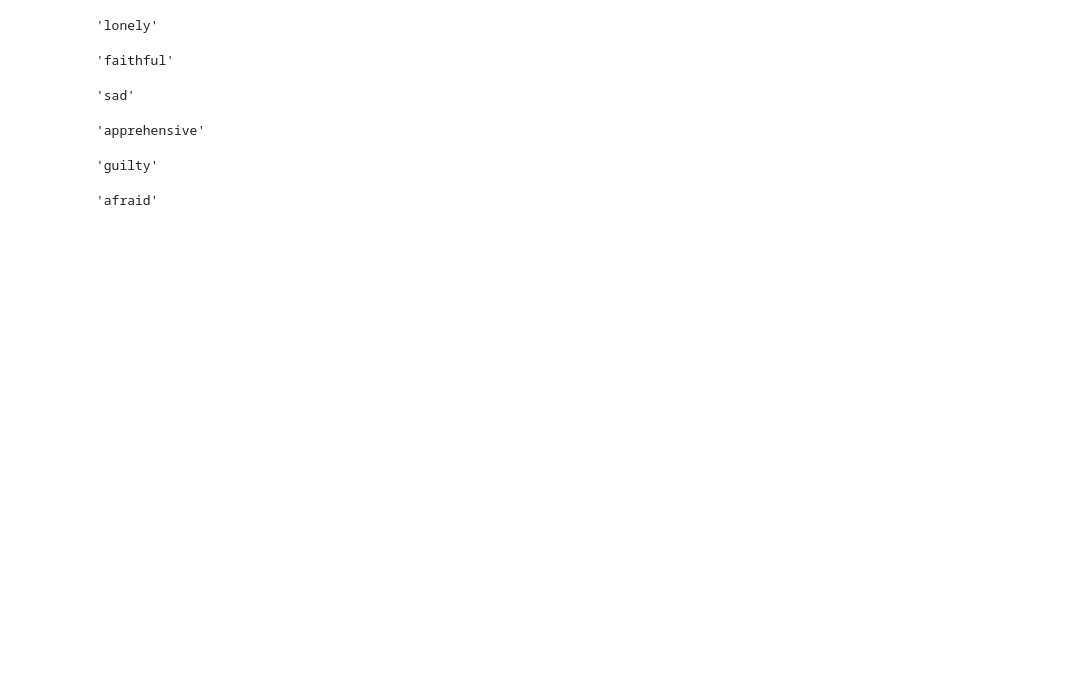
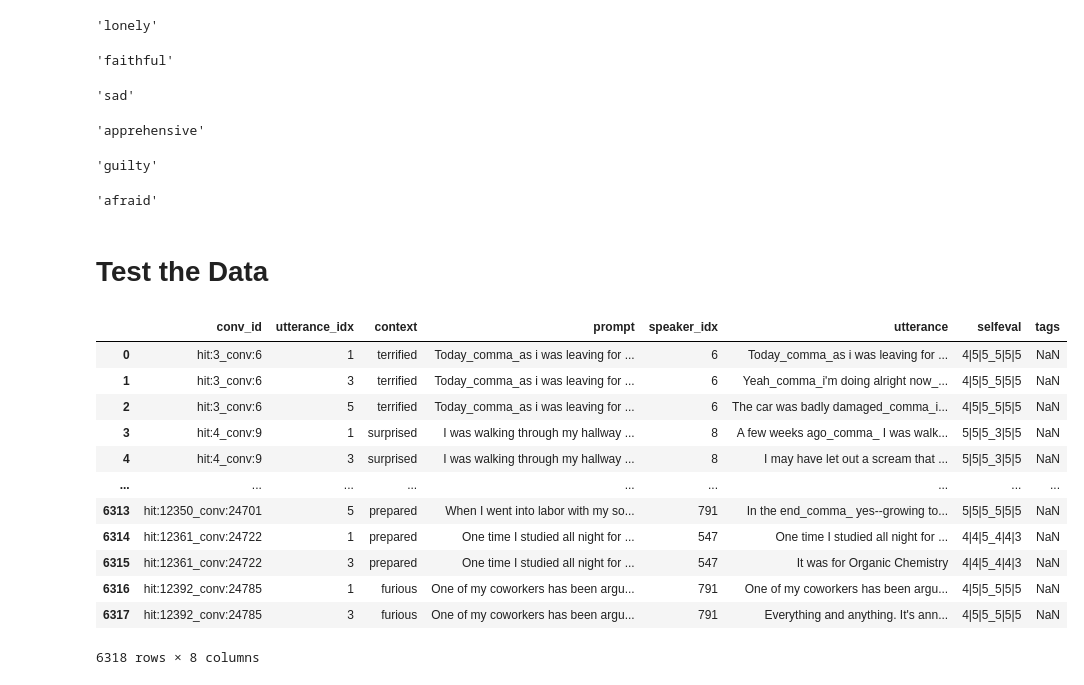
Before and after one commit to SolipsisAI/research, a Jupyter notebook: notebooks/ed-dialogueset.ipynb, the cells around one changed output. Cells and saved outputs as stored; diff of their text form; code cells hidden in the pictures; blank space fills up the shorter version.

```diff
--- a/notebooks/ed-dialogueset.ipynb
+++ b/notebooks/ed-dialogueset.ipynb
@@ -1164,3 +1164,5 @@ with open("test.json", "w+") as f:
 id2label[0]
 # %% [output]
 'afraid'
+# %% [markdown]
+# Test the Data
@@ -1166,0 +1171,18 @@ id2label[0]
+# %%
+test_df = pd.read_csv("../../data/empatheticdialogues/valid.csv", on_bad_lines="skip")
+# %%
+test_df
+# %% [output]
+|  | conv_id | utterance_idx | context | prompt | speaker_idx | utterance | selfeval | tags |
+| 0 | hit:3_conv:6 | 1 | terrified | Today_comma_as i was leaving for ... | 6 | Today_comma_as i was leaving for ... | 4|5|5_5|5|5 | NaN |
+| 1 | hit:3_conv:6 | 3 | terrified | Today_comma_as i was leaving for ... | 6 | Yeah_comma_i'm doing alright now_... | 4|5|5_5|5|5 | NaN |
+| 2 | hit:3_conv:6 | 5 | terrified | Today_comma_as i was leaving for ... | 6 | The car was badly damaged_comma_i... | 4|5|5_5|5|5 | NaN |
+| 3 | hit:4_conv:9 | 1 | surprised | I was walking through my hallway ... | 8 | A few weeks ago_comma_ I was walk... | 5|5|5_3|5|5 | NaN |
+| 4 | hit:4_conv:9 | 3 | surprised | I was walking through my hallway ... | 8 | I may have let out a scream that ... | 5|5|5_3|5|5 | NaN |
+| ... | ... | ... | ... | ... | ... | ... | ... | ... |
+| 6313 | hit:12350_conv:24701 | 5 | prepared | When I went into labor with my so... | 791 | In the end_comma_ yes--growing to... | 5|5|5_5|5|5 | NaN |
+| 6314 | hit:12361_conv:24722 | 1 | prepared | One time I studied all night for ... | 547 | One time I studied all night for ... | 4|4|5_4|4|3 | NaN |
+| 6315 | hit:12361_conv:24722 | 3 | prepared | One time I studied all night for ... | 547 | It was for Organic Chemistry | 4|4|5_4|4|3 | NaN |
+| 6316 | hit:12392_conv:24785 | 1 | furious | One of my coworkers has been argu... | 791 | One of my coworkers has been argu... | 4|5|5_5|5|5 | NaN |
+| 6317 | hit:12392_conv:24785 | 3 | furious | One of my coworkers has been argu... | 791 | Everything and anything. It's ann... | 4|5|5_5|5|5 | NaN |
+6318 rows × 8 columns
```
Also changed, not shown: parts of 3 cells of this notebook, 1 other file.
